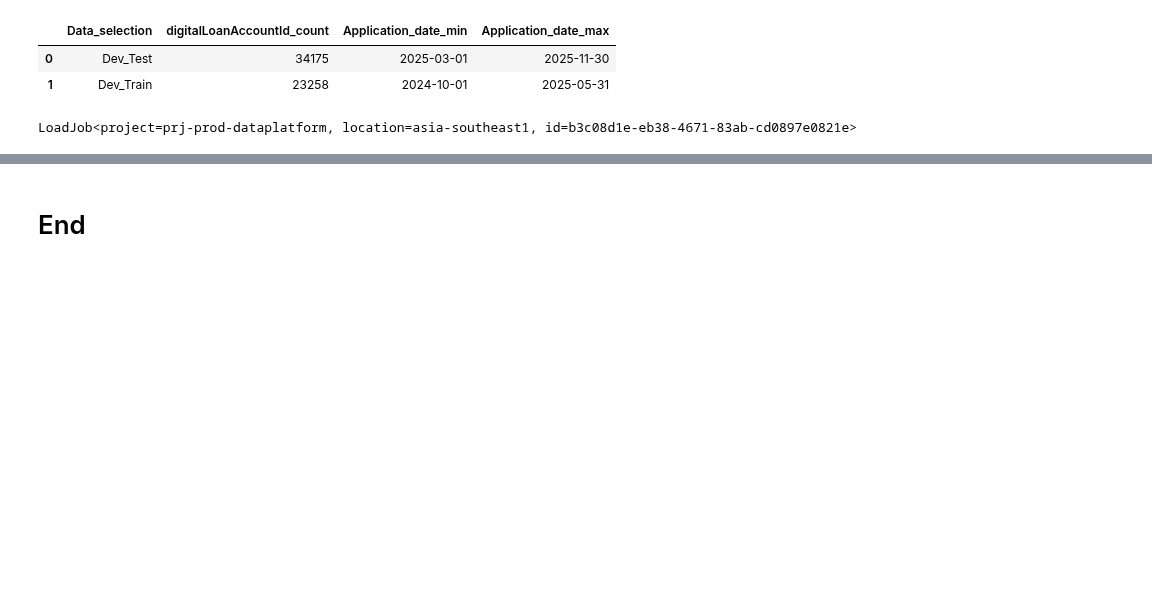
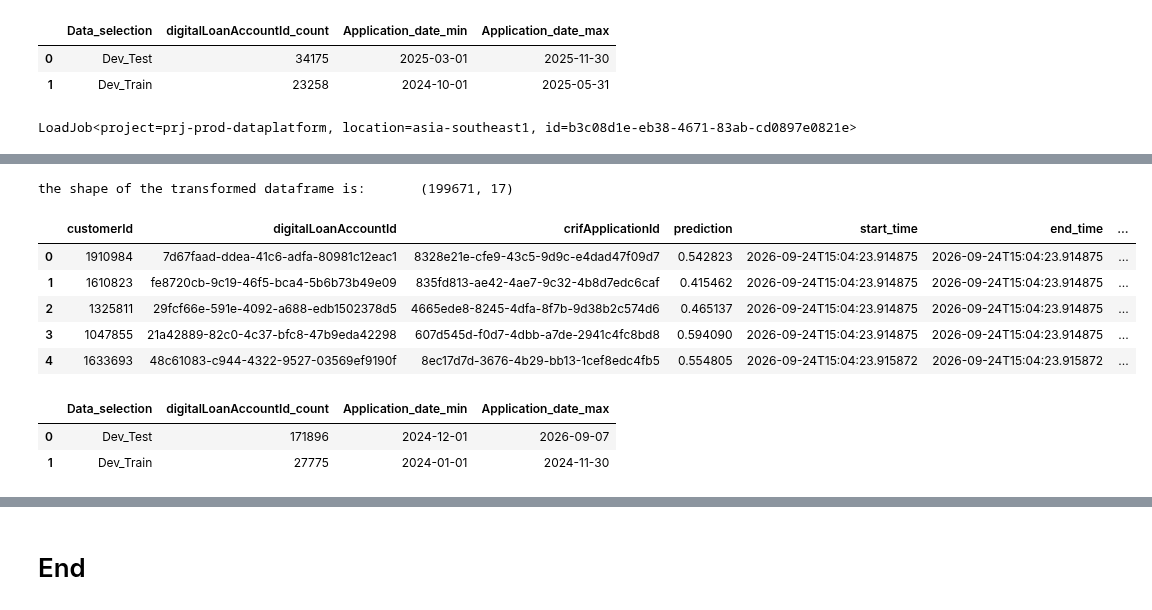
Before and after one commit to dchakroborti-tonik/Gini_Monitoring, a Jupyter notebook: PSI_Training_Data_Preparation/psi_training_psi_application.ipynb, the cells around one changed output, grey strips where cells are left out. Drawn from its saved outputs; the diff is of its cells as text; code cells hidden in the pictures; blank space fills up the shorter version.

```diff
--- a/PSI_Training_Data_Preparation/psi_training_psi_application.ipynb
+++ b/PSI_Training_Data_Preparation/psi_training_psi_application.ipynb
@@ -5492,0 +5779,33 @@ LoadJob<project=prj-prod-dataplatform, location=asia-southeast1, id=b3c08d1e-eb3
+# %%
+feature_column = ['cash_trx_score', 'tx_med_days_bt_cash_out_trans',
+       'tx_cnt_installments_paid_tot_with_dpd',
+       'time_since_last_applied_loan_application_time',
+       'cnt_jira_tickets_created_bin', 'dob_observation_date',
+       'tx_min_age_completed_loans', 'last_applied_loan_decision',
+       'tx_amt_cash_in_total', 'last_applied_loan_type_bin',
+       'tx_cnt_completed_loans', 'tx_max_ever_dpd', 'meng_no_of_logins',
+       'last_applied_loan_tenor', 'tx_avg_days_bt_cash_in_trans']
+
+dfd = transform_data_v1_2(data, feature_column, a='cash_trx_score', modelDisplayName='Transaction_Score_Cash_Model', tc='Trench 3', subscription_name = 'Transaction Cash v1.2')
+print(f"the shape of the transformed dataframe is:\t {dfd.shape}")
+dfd.head()
+# %% [output]
+the shape of the transformed dataframe is:       (199671, 17)
+|  | customerId | digitalLoanAccountId | crifApplicationId | prediction | start_time | end_time | ... |
+| 0 | 1910984 | 7d67faad-ddea-41c6-adfa-80981c12eac1 | 8328e21e-cfe9-43c5-9d9c-e4dad47f09d7 | 0.542823 | 2026-09-24T15:04:23.914875 | 2026-09-24T15:04:23.914875 | ... |
+| 1 | 1610823 | fe8720cb-9c19-46f5-bca4-5b6b73b49e09 | 835fd813-ae42-4ae7-9c32-4b8d7edc6caf | 0.415462 | 2026-09-24T15:04:23.914875 | 2026-09-24T15:04:23.914875 | ... |
+| 2 | 1325811 | 29fcf66e-591e-4092-a688-edb1502378d5 | 4665ede8-8245-4dfa-8f7b-9d38b2c574d6 | 0.465137 | 2026-09-24T15:04:23.914875 | 2026-09-24T15:04:23.914875 | ... |
+| 3 | 1047855 | 21a42889-82c0-4c37-bfc8-47b9eda42298 | 607d545d-f0d7-4dbb-a7de-2941c4fc8bd8 | 0.594090 | 2026-09-24T15:04:23.914875 | 2026-09-24T15:04:23.914875 | ... |
+| 4 | 1633693 | 48c61083-c944-4322-9527-03569ef9190f | 8ec17d7d-3676-4b29-bb13-1cef8edc4fb5 | 0.554805 | 2026-09-24T15:04:23.915872 | 2026-09-24T15:04:23.915872 | ... |
+# %%
+result = dfd.groupby('Data_selection').agg(
+    digitalLoanAccountId_count=('digitalLoanAccountId', 'count'),
+    Application_date_min=('Application_date', 'min'),
+    Application_date_max=('Application_date', 'max')
+).reset_index()
+
+result
+# %% [output]
+|  | Data_selection | digitalLoanAccountId_count | Application_date_min | Application_date_max |
+| 0 | Dev_Test | 171896 | 2024-12-01 | 2026-09-07 |
+| 1 | Dev_Train | 27775 | 2024-01-01 | 2024-11-30 |
```
Also changed, not shown: parts of 30 cells of this notebook, 1 other file.
